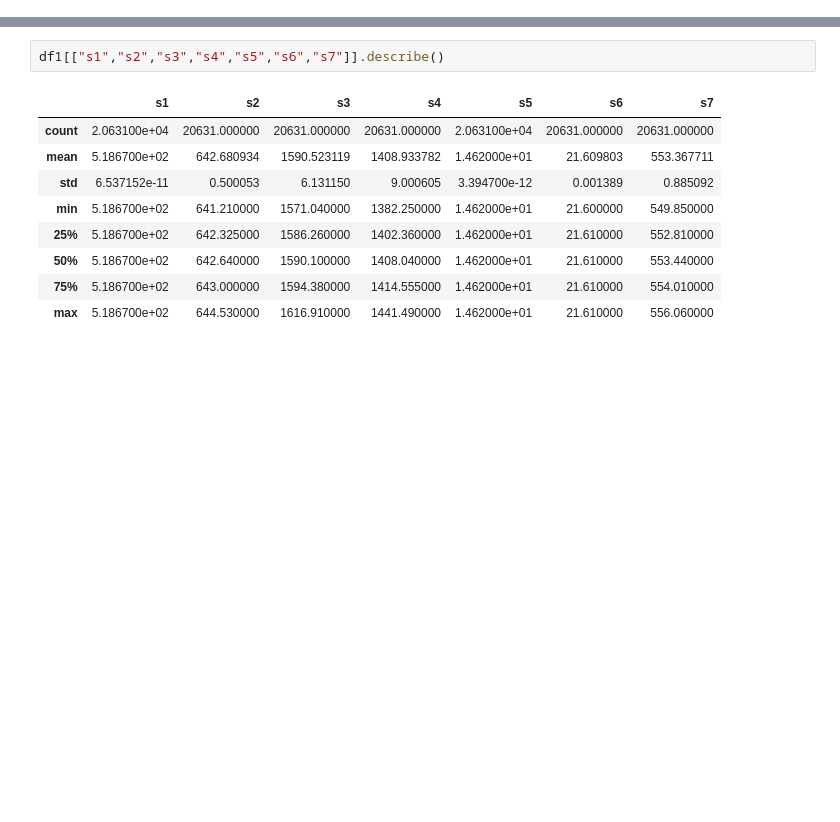
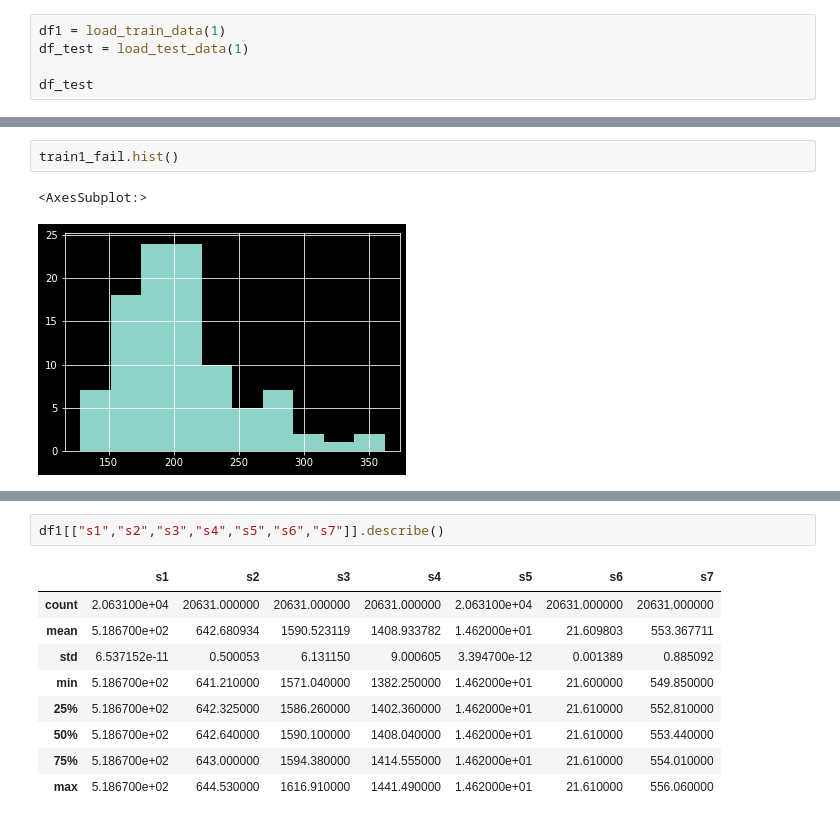
Before and after one commit to arcweld/DSI_Capstone_2, a Jupyter notebook: exploration.ipynb, the cells around one changed output, grey strips where cells are left out. Saved outputs shown, nothing was run; the diff lists cells and outputs as text; blank space fills up the shorter version.

```diff
--- a/exploration.ipynb
+++ b/exploration.ipynb
@@ -20,0 +56,5 @@ df1.drop(['x1', 'x2'], axis=1, inplace=True)
+# %%
+df1 = load_train_data(1)
+df_test = load_test_data(1)
+
+df_test
@@ -35,3 +142,8 @@ id
 99     185
 100    200
 Name: cycle, Length: 100, dtype: int64
+# %%
+train1_fail.hist()
+# %% [output]
+<AxesSubplot:>
+[figure, added]
```
Also changed, not shown: parts of 70 cells of this notebook, 4 other files.
